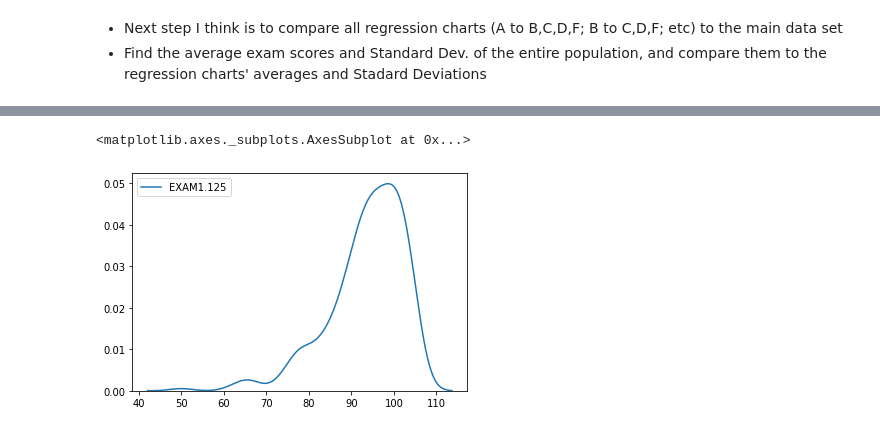
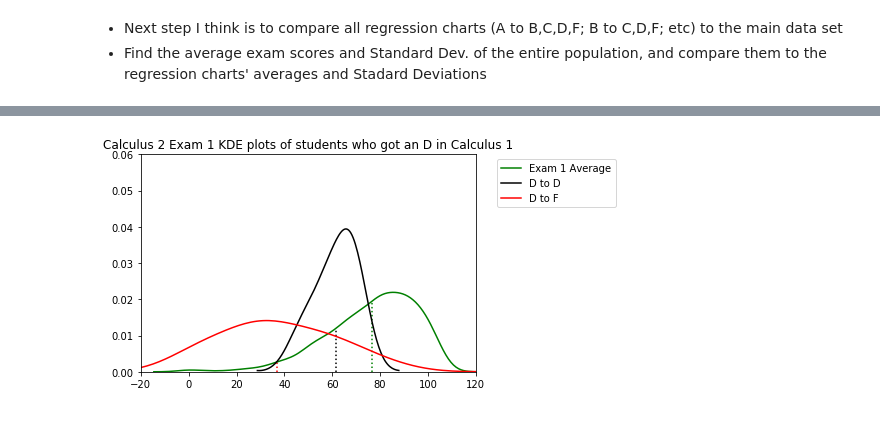
Before and after one commit to sethvfriesz/bookish-octo-guacamole, a Jupyter notebook: Final Project.ipynb, the cells around one changed output, grey strips where cells are left out. Saved outputs shown, nothing was run; the diff lists cells and outputs as text; code cells hidden in the pictures.

```diff
--- a/Final Project.ipynb
+++ b/Final Project.ipynb
@@ -427,5 +489,33 @@ plt.show()
-# %%
-sns.kdeplot(question_3_df.loc[(question_3_df['GRADE.125'] == 'A')]['EXAM1.125'])
-# %% [output]
-<matplotlib.axes._subplots.AxesSubplot at 0x...>
-[figure, removed]
+# %%
+plt.ylim(0, .06)
+plt.xlim(-20, 120)
+
+ax = sns.kdeplot(question_3_df['EXAM1.125'], shade=False, color='green')
+kdeline = ax.lines[0]
+mean3 = question_3_df['EXAM1.125'].mean()
+height = np.interp(mean3, kdeline.get_xdata(), kdeline.get_ydata())
+ax.vlines(mean3, 0, height, color='green', ls=':')
+ax.set_ylim(ymin=0)
+
+# D to D
+ax3 = sns.kdeplot(question_3_df.loc[(question_3_df['GRADE.125'] == 'D')&(question_3_df['GRADE.123'] == 'D')]['EXAM1.125'], color = 'black', shade = False)
+kdeline = ax.lines[0]
+mean = question_3_df.loc[(question_3_df['GRADE.125'] == 'D')&(question_3_df['GRADE.123'] == 'D')]['EXAM1.125'].mean()
+height = np.interp(mean, kdeline.get_xdata(), kdeline.get_ydata())
+ax3.vlines(mean, 0, height, color='black', ls=':')
+ax3.set_ylim(ymin=0)
+
+# D to F
+ax3 = sns.kdeplot(question_3_df.loc[(question_3_df['GRADE.125'] == 'F')&(question_3_df['GRADE.123'] == 'D')]['EXAM1.125'], color = 'red', shade = False)
+kdeline = ax.lines[0]
+mean = question_3_df.loc[(question_3_df['GRADE.125'] == 'F')&(question_3_df['GRADE.123'] == 'D')]['EXAM1.125'].mean()
+height = np.interp(mean, kdeline.get_xdata(), kdeline.get_ydata())
+ax3.vlines(mean, 0, height, color='red', ls=':')
+ax3.set_ylim(ymin=0)
+
+
+plt.legend(('Exam 1 Average','D to D','D to F'), bbox_to_anchor = (1.05,1), loc = 'upper left', prop = fontP)
+plt.title('Calculus 2 Exam 1 KDE plots of students who got an D in Calculus 1')
+plt.show()
+# %% [output]
+[figure, added]
```
Also changed, not shown: parts of 9 cells of this notebook.
